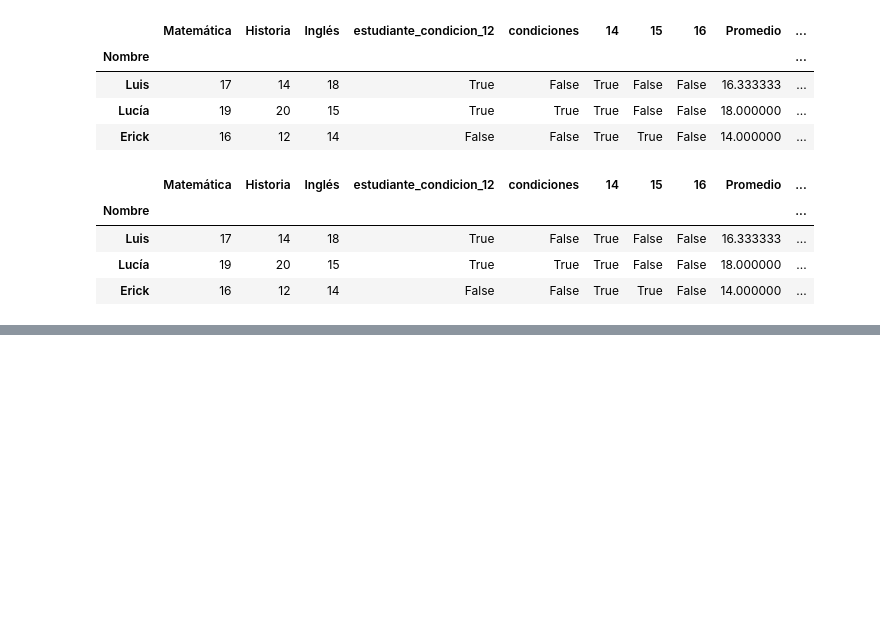
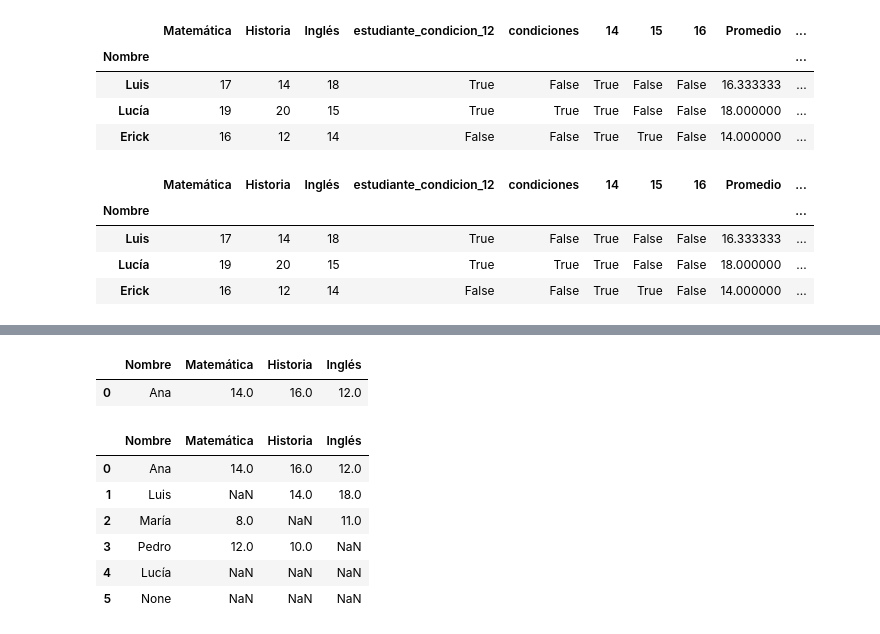
Before and after one commit to IsyelDev/Estadisticas_Machine_Learning_G8, a Jupyter notebook: nivel_2.ipynb, the cells around one changed output, grey strips where cells are left out. Drawn from its saved outputs; the diff is of its cells as text; code cells hidden in the pictures; blank space fills up the shorter version.

```diff
--- a/nivel_2.ipynb
+++ b/nivel_2.ipynb
@@ -321,0 +380,27 @@ doces
+# %%
+import pandas as pd
+import numpy as np
+
+df = pd.DataFrame({
+    "Nombre": ["Ana", "Luis", "María", "Pedro", "Lucía"],
+    "Matemática": [14, None, 8, 12, None],
+    "Historia":   [16, 14, np.nan, 10, None],
+    "Inglés":     [12, 18, 11, None, None]
+})
+# %%
+df.dropna()
+# %% [output]
+|  | Nombre | Matemática | Historia | Inglés |
+| 0 | Ana | 14.0 | 16.0 | 12.0 |
+# %%
+df.loc[5] = [None, None, None, None]
+# %%
+df
+# %% [output]
+|  | Nombre | Matemática | Historia | Inglés |
+| 0 | Ana | 14.0 | 16.0 | 12.0 |
+| 1 | Luis | NaN | 14.0 | 18.0 |
+| 2 | María | 8.0 | NaN | 11.0 |
+| 3 | Pedro | 12.0 | 10.0 | NaN |
+| 4 | Lucía | NaN | NaN | NaN |
+| 5 | None | NaN | NaN | NaN |
```
Also changed, not shown: parts of 18 cells of this notebook, 22 other files.
